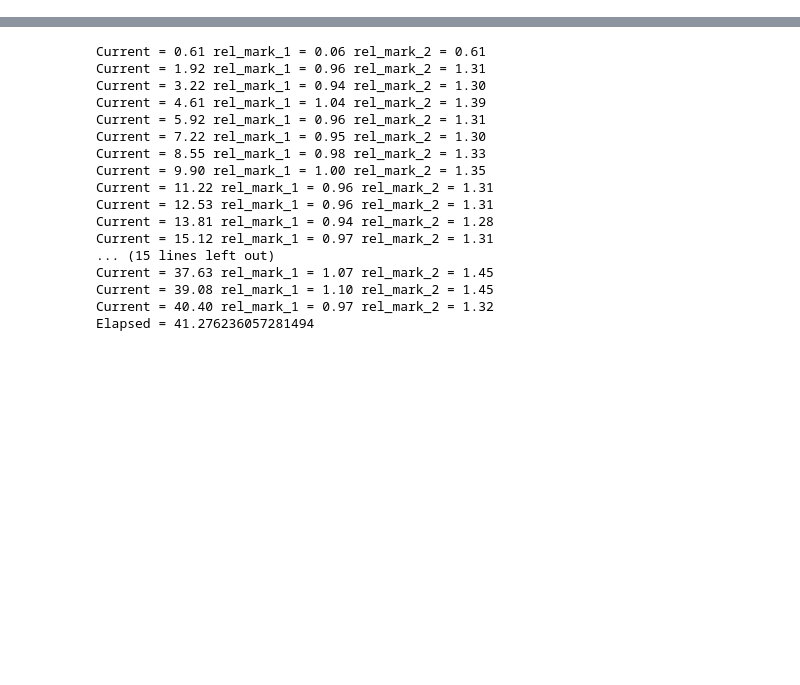
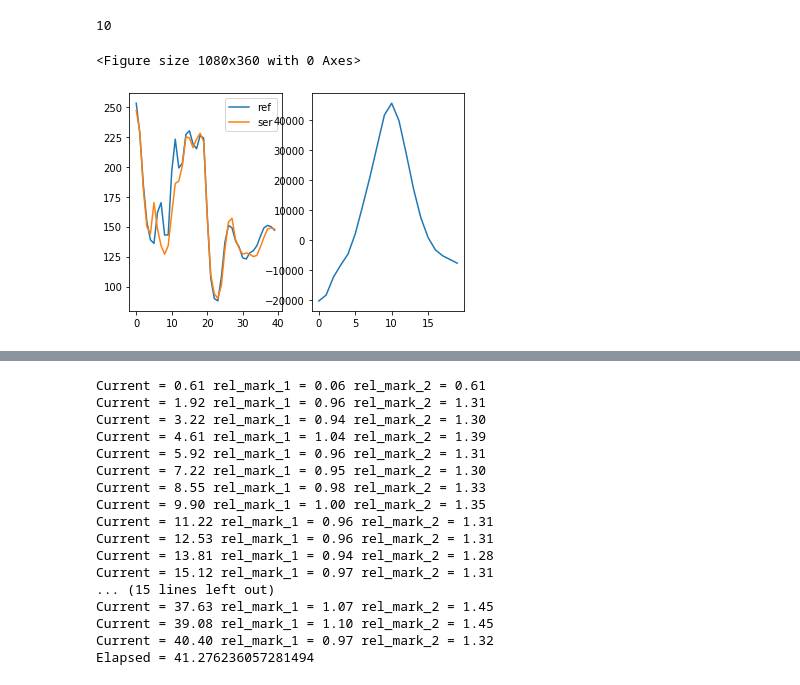
Before and after one commit to wzwart/tracking_wo_bnw, a Jupyter notebook: src/fg_detector_0.2.ipynb, the cells around one changed output, grey strips where cells are left out. Saved outputs shown, nothing was run; the diff lists cells and outputs as text; code cells hidden in the pictures; blank space fills up the shorter version.

```diff
--- a/src/fg_detector_0.2.ipynb
+++ b/src/fg_detector_0.2.ipynb
@@ -140 +158,25 @@ for gp_idx in range(len (grid_points)):
+# %%
+
+
+plt.figure(figsize = (15,5))
+f, axs = plt.subplots(1, 2)
+
+positions=[]
+frame_id=13
+gp_idx=3
+c=1
+ref = ref_series[gp_idx,axis,c,:]
+ser = series[frame_id,gp_idx,axis,c,:]
+# corr=correlate(ref_series[gp_idx,axis,c,:],series[frame_id,gp_idx,axis,c,:] )
+corr=my_corr(ref,ser)
+axs[0].plot(ref, label="ref")
+axs[0].plot(ser, label="ser")
+axs[0].legend()
+axs[1].plot(corr)
+print(np.argmax(corr))
+plt.show()
+# %% [output]
+10
+<Figure size 1080x360 with 0 Axes>
+[figure, added]
 # %%
```
Also changed, not shown: parts of 12 cells of this notebook, 2 other files.
